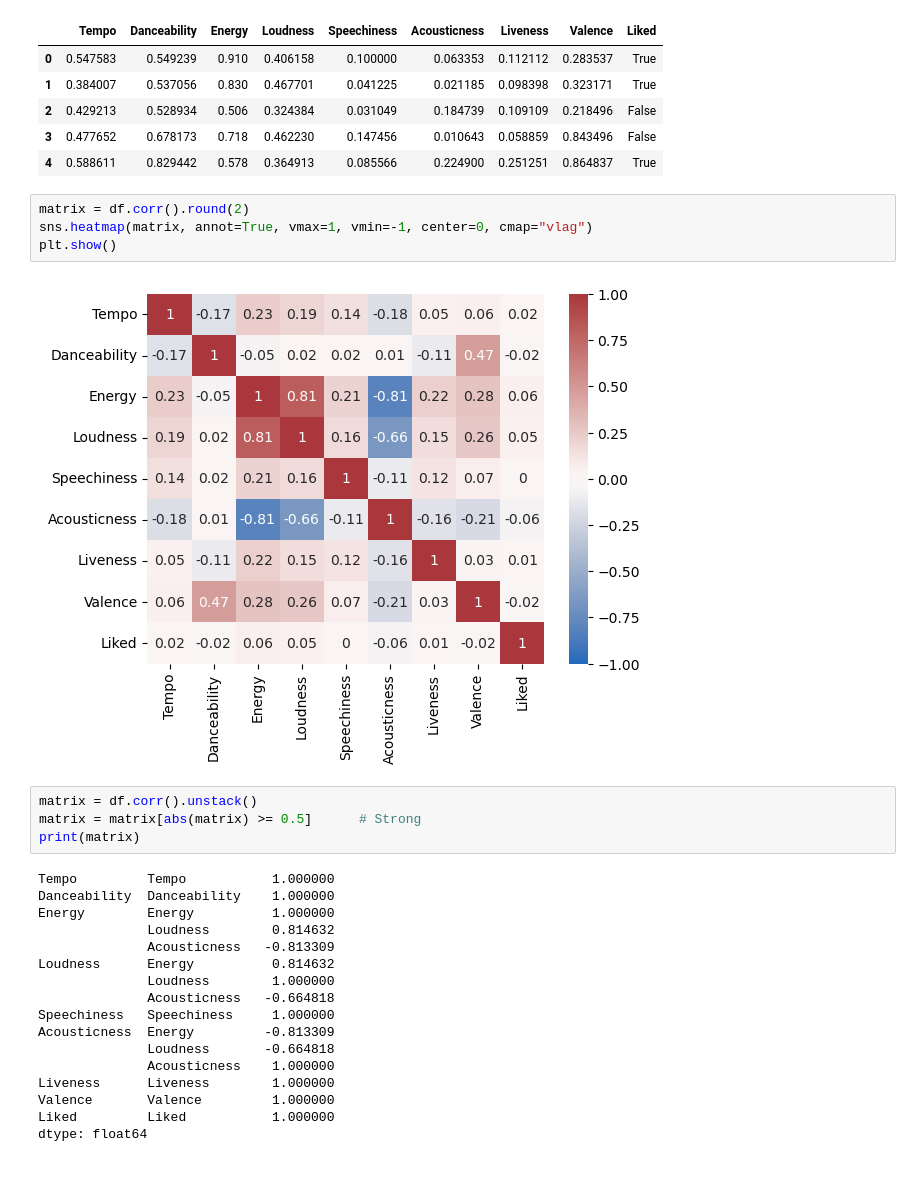
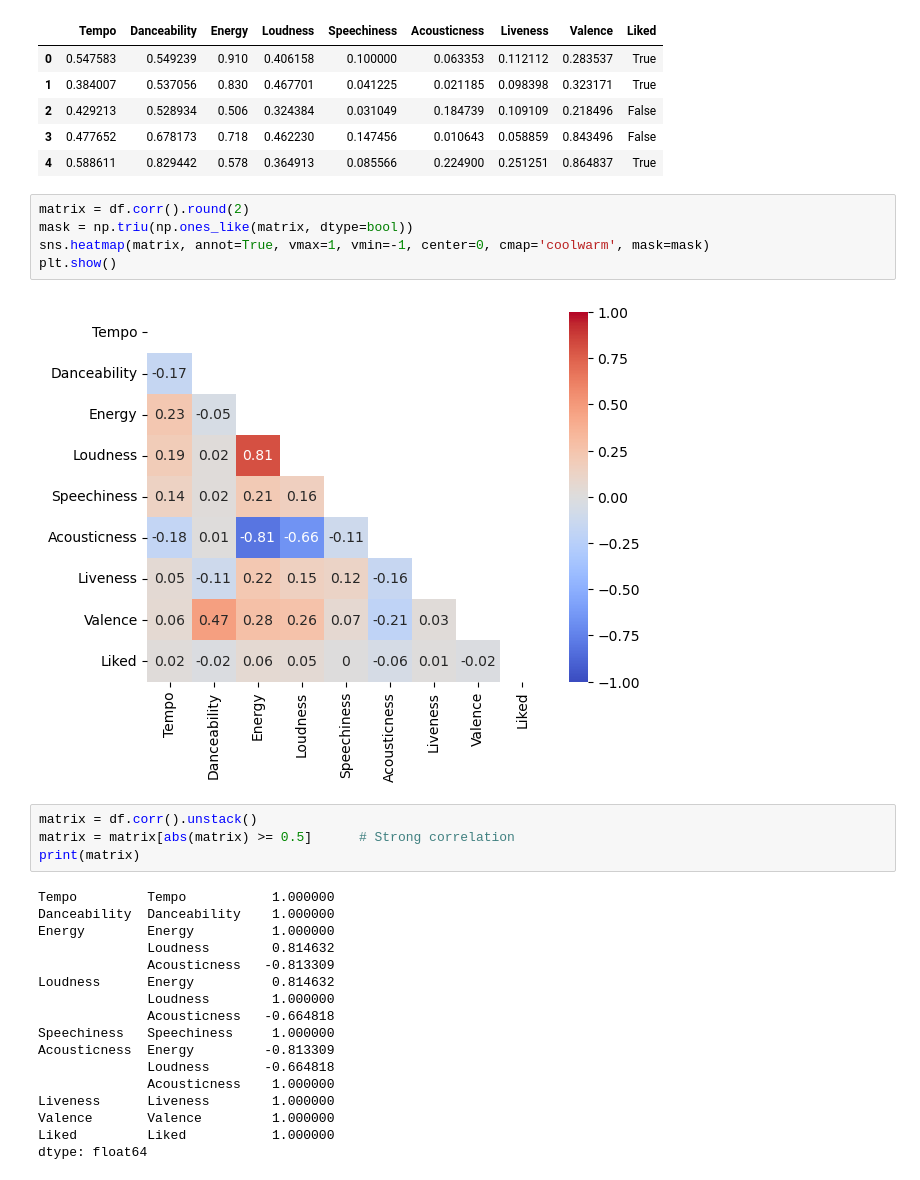
Before and after one commit to eman1can/SpotifyAnalysis, a Jupyter notebook: standardization.ipynb, the cells around one changed output. Drawn from its saved outputs; the diff is of its cells as text.

Commit message:
prettier heatmap

```diff
--- a/standardization.ipynb
+++ b/standardization.ipynb
@@ -39,13 +40,14 @@ df.head()
 | 4 | 0.588611 | 0.829442 | 0.578 | 0.364913 | 0.085566 | 0.224900 | 0.251251 | 0.864837 | True |
 # %%
 matrix = df.corr().round(2)
-sns.heatmap(matrix, annot=True, vmax=1, vmin=-1, center=0, cmap="vlag")
+mask = np.triu(np.ones_like(matrix, dtype=bool))
+sns.heatmap(matrix, annot=True, vmax=1, vmin=-1, center=0, cmap='coolwarm', mask=mask)
 plt.show()
 # %% [output]
-[figure, old version]
+[figure, new version]
 # %%
 matrix = df.corr().unstack()
-matrix = matrix[abs(matrix) >= 0.5]      # Strong
+matrix = matrix[abs(matrix) >= 0.5]      # Strong correlation
 print(matrix)
 # %% [output]
 Tempo         Tempo           1.000000
```
Also changed, not shown: parts of 1 cell of this notebook.
